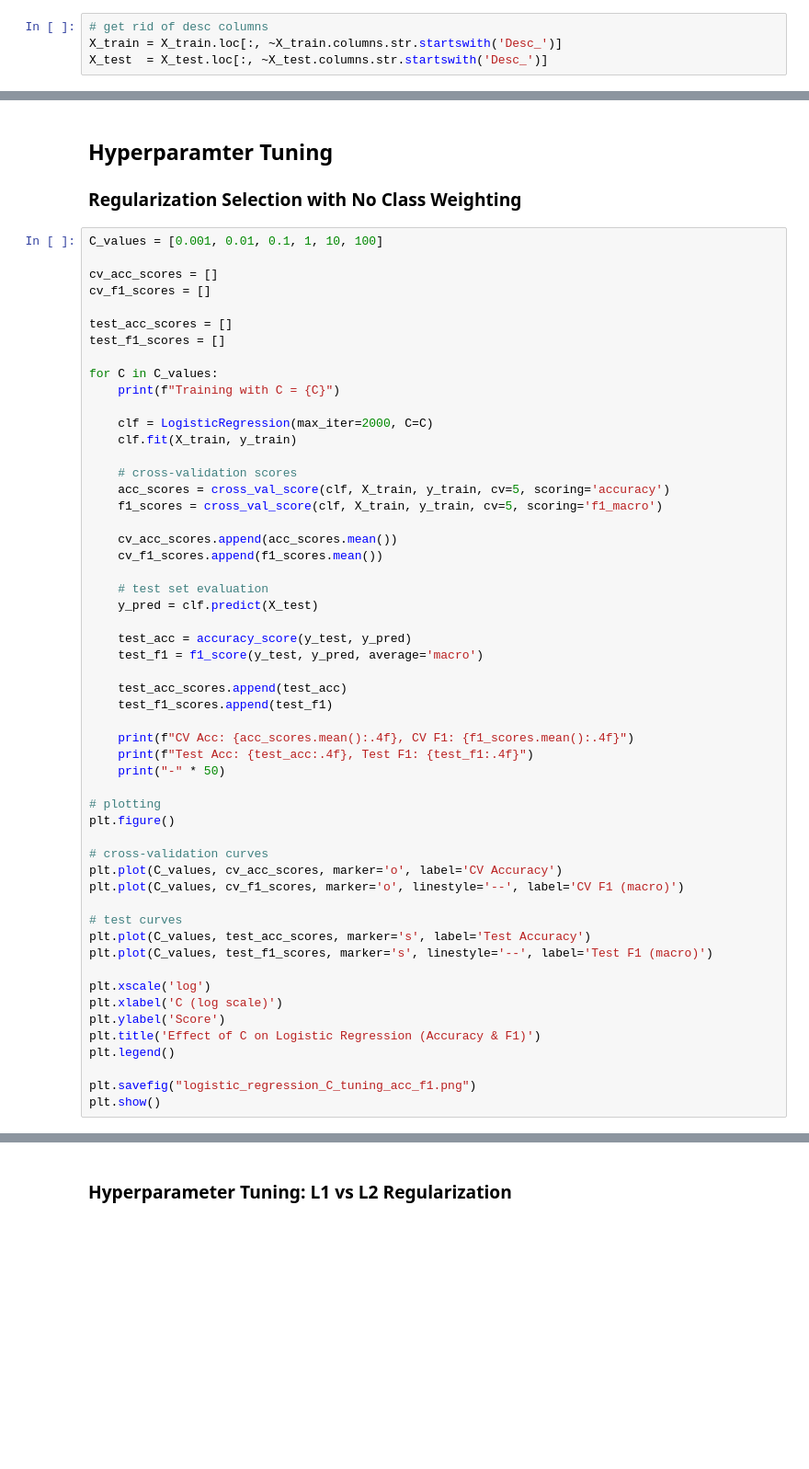
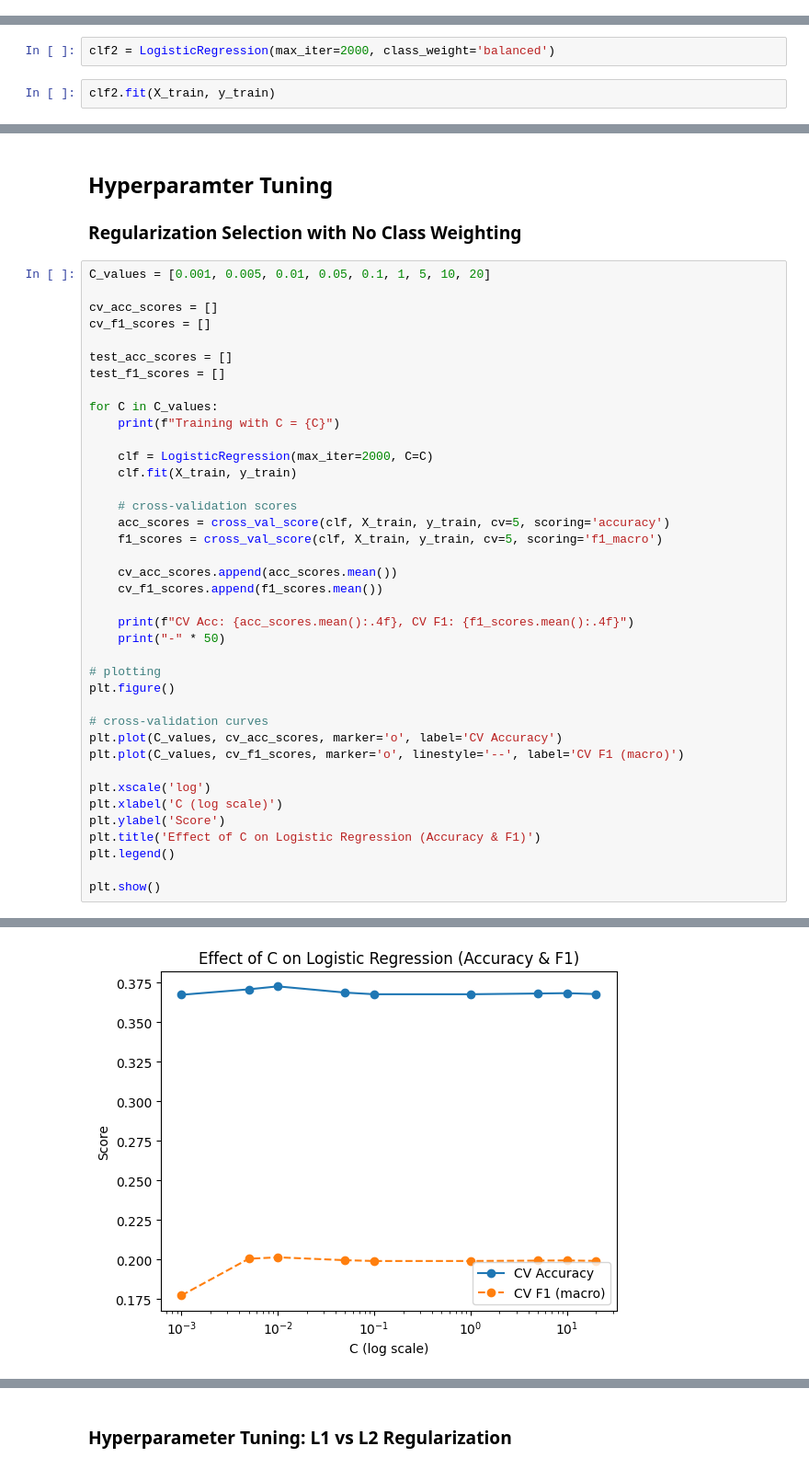
Before and after one commit to AngelaLee03/ProjectFinalReport, a Jupyter notebook: models/logistic_regression.ipynb, the cells around one changed output, grey strips where cells are left out. Shown at 92% size. Saved outputs shown, nothing was run; the diff lists cells and outputs as text; blank space fills up the shorter version.

```diff
--- a/models/logistic_regression.ipynb
+++ b/models/logistic_regression.ipynb
@@ -30,5 +30 @@ test:  (2162, 72) (2162,)
-# %%
-# get rid of desc columns
-X_train = X_train.loc[:, ~X_train.columns.str.startswith('Desc_')]
-X_test  = X_test.loc[:, ~X_test.columns.str.startswith('Desc_')]
 # %%
@@ -82,0 +80,4 @@ weighted avg       0.30      0.37      0.31      2162
+# %%
+clf2 = LogisticRegression(max_iter=2000, class_weight='balanced')
+# %%
+clf2.fit(X_train, y_train)
@@ -85,7 +117,7 @@ weighted avg       0.30      0.37      0.31      2162
 
 ### Regularization Selection with No Class Weighting
 # %%
-C_values = [0.001, 0.01, 0.1, 1, 10, 100]
+C_values = [0.001, 0.005, 0.01, 0.05, 0.1, 1, 5, 10, 20]
 
 cv_acc_scores = []
 cv_f1_scores = []
@@ -106,17 +138,7 @@ for C in C_values:
     cv_acc_scores.append(acc_scores.mean())
     cv_f1_scores.append(f1_scores.mean())
 
-    # test set evaluation
-    y_pred = clf.predict(X_test)
-
-    test_acc = accuracy_score(y_test, y_pred)
-    test_f1 = f1_score(y_test, y_pred, average='macro')
-
-    test_acc_scores.append(test_acc)
-    test_f1_scores.append(test_f1)
-
     print(f"CV Acc: {acc_scores.mean():.4f}, CV F1: {f1_scores.mean():.4f}")
-    print(f"Test Acc: {test_acc:.4f}, Test F1: {test_f1:.4f}")
     print("-" * 50)
 
 # plotting
@@ -126,15 +148,11 @@ plt.figure()
 plt.plot(C_values, cv_acc_scores, marker='o', label='CV Accuracy')
 plt.plot(C_values, cv_f1_scores, marker='o', linestyle='--', label='CV F1 (macro)')
 
-# test curves
-plt.plot(C_values, test_acc_scores, marker='s', label='Test Accuracy')
-plt.plot(C_values, test_f1_scores, marker='s', linestyle='--', label='Test F1 (macro)')
-
 plt.xscale('log')
 plt.xlabel('C (log scale)')
 plt.ylabel('Score')
 plt.title('Effect of C on Logistic Regression (Accuracy & F1)')
 plt.legend()
 
-plt.savefig("logistic_regression_C_tuning_acc_f1.png")
 plt.show()
+# %% [output]
@@ -140,0 +176 @@ plt.show()
+[figure, added]
```
Also changed, not shown: parts of 64 cells of this notebook, 4 other files.
